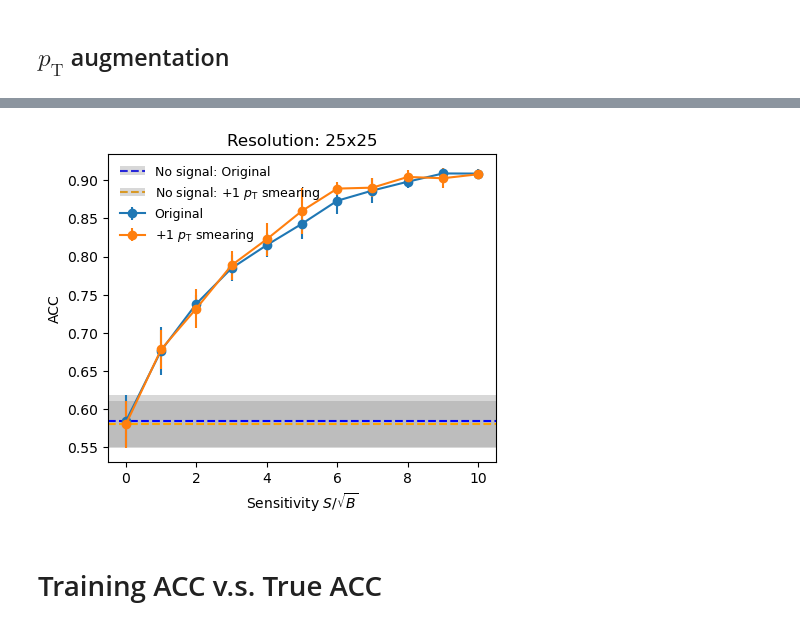
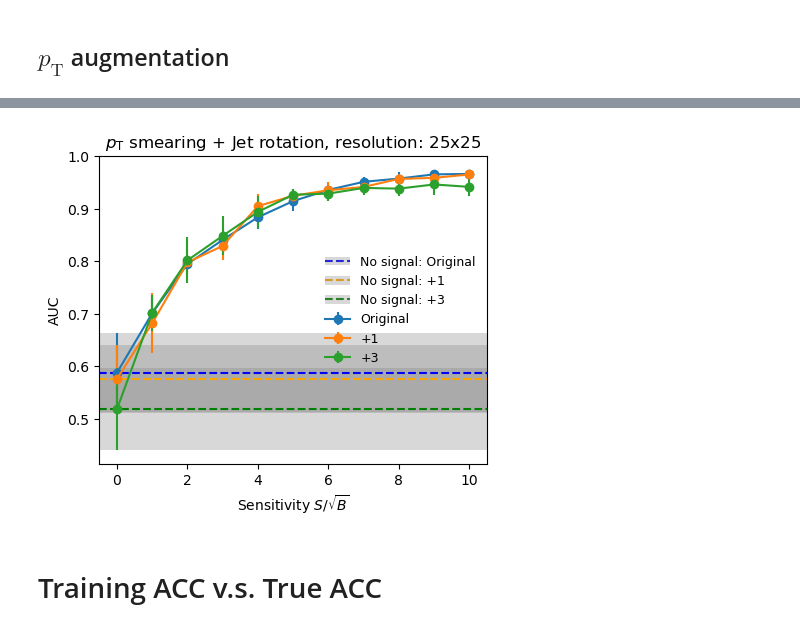
Before and after one commit to r10222035/data_augmentation, a Jupyter notebook: CNN/read_CNN_results.ipynb, the cells around one changed output, grey strips where cells are left out. Saved outputs shown, nothing was run; the diff lists cells and outputs as text; code cells hidden in the pictures.

Commit message:
Code: Plot ACC and AUC curves with various augmented approaches

```diff
--- a/CNN/read_CNN_results.ipynb
+++ b/CNN/read_CNN_results.ipynb
@@ -1292,12 +466,12 @@ plt.show()
 # %%
 fig, ax = plt.subplots(1,1, figsize=(5,4))
 
-plot_acc_curve('Sensitivity: {:.1f}, Resolution: 75x75', 'SB_{:.1f}_75x75', range(11), 'b')
-plot_acc_curve('Sensitivity: {:.1f}, Resolution: 75x75, pT smearing: +1', 'SB_{:.1f}_pt_aug_1_75x75', range(11), 'orange')
+plot_acc_curve('Sensitivity: {:.1f}, Resolution: 25x25', 'SB_{:.1f}_25x25', range(11), 'b')
+plot_acc_curve('Sensitivity: {:.1f}, Resolution: 25x25', 'SB_{:.1f}_25x25_best_hp', range(11), 'orange')
 
 ax.set_xlabel('Sensitivity $S / \sqrt{B}$')
 ax.set_ylabel('ACC')
-ax.set_title('Resolution: 75x75')
+ax.set_title('Resolution: 25x25')
 
 ax.set_xlim(-.5, 10.5)
 
@@ -1312,6 +486,6 @@ labels = ['No signal: Original',
 
 ax.legend(handles, labels, fontsize=9, frameon=False, loc='upper left')
 
-plt.savefig('../figures/HVmodel_CWoLa_CNN_origin_pt_aug_1_res_75.pdf', dpi=300, facecolor='White', bbox_inches='tight')
+# plt.savefig('../figures/HVmodel_CWoLa_CNN_origin_pt_aug_1_res_25.pdf', dpi=300, facecolor='White', bbox_inches='tight')
 plt.show()
 # %% [output]
@@ -1318,0 +495,17 @@ plt.show()
+# %%
+def plot_auc_curve(sample_type_format, madol_name_format, sensitivity_range, color, **kwargs):
+    ACC, std = [], []
+    for sensitivity in sensitivity_range:
+
+        sample_type = sample_type_format.format(sensitivity)
+        model_name = madol_name_format.format(sensitivity)
+        row = (df['Sample Type'] == sample_type) & (df['Model Name'] == model_name)
+
+        ACC.append(df[row]['AUC-true'].mean())
+        std.append(df[row]['AUC-true'].std())
+
+    # plot no signal sample ACC with error bar
+    ax.axhline(y=ACC[0], color=color, linestyle='--', label='No signal sample')
+    ax.axhspan(ACC[0] - std[0], ACC[0] + std[0], facecolor='gray', alpha=0.3, label='Shaded Band')
+
+    ax.errorbar(sensitivity_range, ACC, yerr=std, marker='o', label='ACC')
@@ -1319,30 +677,33 @@ plt.show()
 # %%
 fig, ax = plt.subplots(1,1, figsize=(5,4))
 
-plot_acc_curve('Sensitivity: {:.1f}, Resolution: 25x25', 'SB_{:.1f}_25x25', range(11), 'b')
-plot_acc_curve('Sensitivity: {:.1f}, Resolution: 25x25, pT smearing: +1', 'SB_{:.1f}_pt_aug_1_25x25', range(11), 'orange')
+plot_auc_curve('Sensitivity: {:.1f}, Resolution: 25x25', 'SB_{:.1f}_25x25', range(11), 'b')
+plot_auc_curve('Sensitivity: {:.1f}, Resolution: 25x25, pT smearing + Jet rotation: +1', 'SB_{:.1f}_pt_jet_aug_1_25x25', range(11), 'orange')
+plot_auc_curve('Sensitivity: {:.1f}, Resolution: 25x25, pT smearing + Jet rotation: +3', 'SB_{:.1f}_pt_jet_aug_3_25x25', range(11), 'g')
 
 ax.set_xlabel('Sensitivity $S / \sqrt{B}$')
-ax.set_ylabel('ACC')
-ax.set_title('Resolution: 25x25')
+ax.set_ylabel('AUC')
+ax.set_title('$p_\mathrm{T}$ smearing + Jet rotation, resolution: 25x25')
 
 ax.set_xlim(-.5, 10.5)
 
 handles, labels = ax.get_legend_handles_labels()
 n = len(handles) // 3
 handles = [(handles[2*i], handles[2*i+1]) for i in range(n)] + [*handles[2*n:]]
 labels = ['No signal: Original',
-          'No signal: +1 $p_\mathrm{T}$ smearing',
+          'No signal: +1',
+          'No signal: +3',
           'Original',
-          '+1 $p_\mathrm{T}$ smearing',
+          '+1',
+          '+3',
           ]
 
-ax.legend(handles, labels, fontsize=9, frameon=False, loc='upper left')
+ax.legend(handles, labels, fontsize=9, frameon=False)
 
-plt.savefig('../figures/HVmodel_CWoLa_CNN_origin_pt_aug_1_res_25.pdf', dpi=300, facecolor='White', bbox_inches='tight')
+plt.savefig('../figures/HVmodel_CWoLa_CNN_AUC_origin_pt_jet_aug_1_3_res_25.pdf', dpi=300, facecolor='White', bbox_inches='tight')
 plt.show()
 # %% [output]
-[figure, old version]
+[figure, new version]
 # %% [markdown]
 # Training ACC v.s. True ACC
 # %%
```
Also changed, not shown: parts of 72 cells of this notebook, 12 other files.
